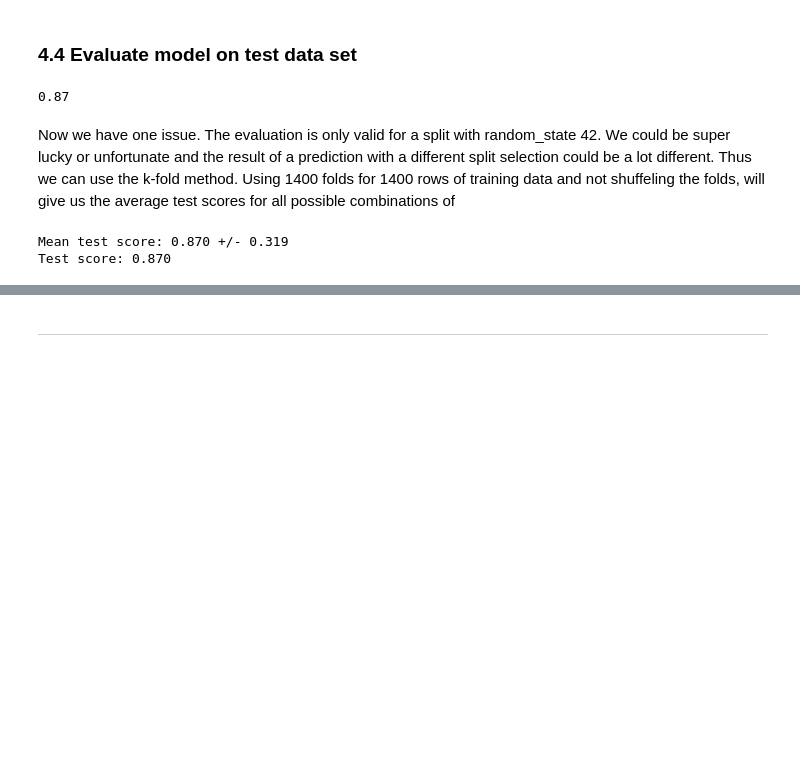
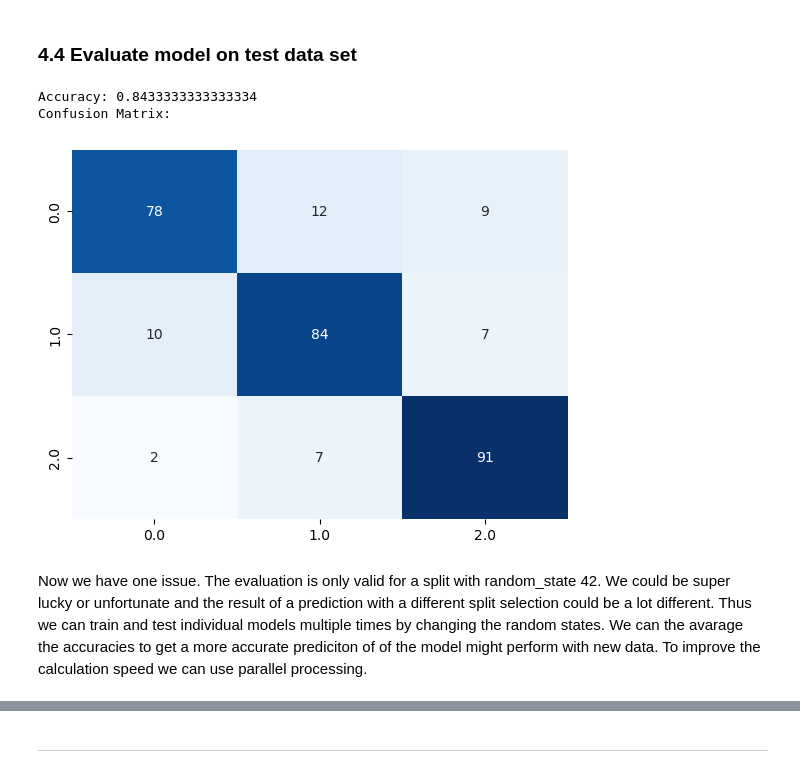
Before and after one commit to lukegge/MachineLearningCourse, a Jupyter notebook: assignment_1.ipynb, the cells around one changed output, grey strips where cells are left out. Cells and saved outputs as stored; diff of their text form; code cells hidden in the pictures; blank space fills up the shorter version.

```diff
--- a/assignment_1.ipynb
+++ b/assignment_1.ipynb
@@ -162,65 +170,19 @@ KNeighborsClassifier(n_neighbors=10)
 # %%
 # predict the target vector for the test set
 y_pred = knn.predict(x_test)
 
-# show the accuracy of the classifier on the test set
-knn.score(x_test, y_test)
+# print the accuracy of the classifier on the test set
+print("Accuracy:", accuracy_score(y_test, y_pred))
+
+# show confusion matrix
+conf_matrix = confusion_matrix(y_test, y_pred)
+print("Confusion Matrix:")
+sns.heatmap(conf_matrix, annot=True, cmap="Blues", xticklabels=knn.classes_, yticklabels=knn.classes_, cbar=False)
+plt.show()
+plt.clf()
 # %% [output]
-0.87
+Accuracy: 0.8433333333333334
+Confusion Matrix:
+[figure, added]
 # %% [markdown]
-Now we have one issue. The evaluation is only valid for a split with random_state 42. We could be super lucky or unfortunate and the result of a prediction with a different split selection could be a lot different. Thus we can use the k-fold method. Using 1400 folds for 1400 rows of training data and not shuffeling the folds, will give us the average test scores for all possible combinations of
+Now we have one issue. The evaluation is only valid for a split with random_state 42. We could be super lucky or unfortunate and the result of a prediction with a different split selection could be a lot different. Thus we can train and test individual models multiple times by changing the random states. We can the avarage the accuracies to get a more accurate prediciton of of the model might perform with new data. To improve the calculation speed we can use parallel processing.
-# %%
-from sklearn.model_selection import KFold
-from sklearn.metrics import accuracy_score
-
-# split data into training, validation and test set (70%, 15%, 15%) using stratified sampling
-x_train_val, x_test, y_train_val, y_test = train_test_split(standard_scaled_data, y, test_size=0.15, random_state=42, stratify=y)
-x_train, x_val, y_train, y_val = train_test_split(x_train_val, y_train_val, test_size=0.1765, random_state=42, stratify=y_train_val)
-
-# create a kNN classifier with k=10
-knn = KNeighborsClassifier(n_neighbors=10)
-
-# define the number of folds for K-Fold Cross Validation
-n_splits = 1400
-
-# create KFold object
-kf = KFold(n_splits=n_splits, shuffle=False)
-
-# list to store the accuracy scores for each fold
-test_scores = []
-
-# perform K-Fold Cross Validation
-for train_index, test_index in kf.split(x_train_val, y_train_val):
-    # get the training and test data for this fold
-    x_train_fold, x_test_fold = x_train_val[train_index], x_train_val[test_index]
-    y_train_fold, y_test_fold = y_train_val[train_index], y_train_val[test_index]
-
-    # fit the classifier to the training data for this fold
-    knn.fit(x_train_fold, y_train_fold)
-
-    # predict the target vector for the test set for this fold
-    y_pred = knn.predict(x_test_fold)
-
-    # evaluate the classifier on the test data for this fold
-    test_score = accuracy_score(y_test_fold, y_pred)
-    test_scores.append(test_score)
-
-# calculate the mean and standard deviation of the accuracy scores for each fold
-mean_test_score = np.mean(test_scores)
-std_test_score = np.std(test_scores)
-
-# fit the classifier to the training data with the best hyperparameters (k=10)
-knn.fit(x_train, y_train)
-
-# predict the target vector for the test set
-y_pred = knn.predict(x_test)
-
-# show the accuracy of the classifier on the test set
-test_score = accuracy_score(y_test, y_pred)
-
-# show the mean and standard deviation of the accuracy scores for each fold and the test score
-print(f"Mean test score: {mean_test_score:.3f} +/- {std_test_score:.3f}")
-print(f"Test score: {test_score:.3f}")
-# %% [output]
-Mean test score: 0.870 +/- 0.319
-Test score: 0.870
```
Also changed, not shown: parts of 6 cells of this notebook.
